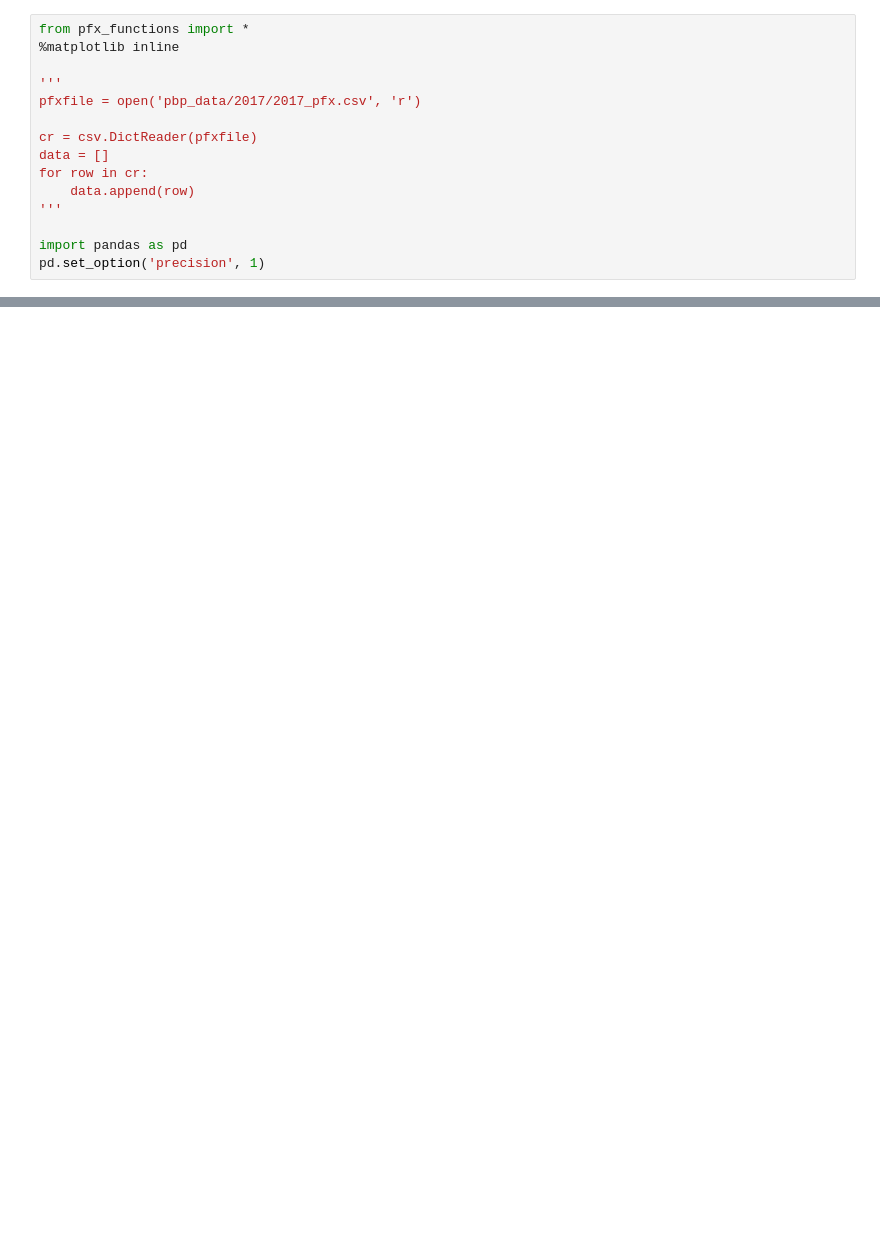
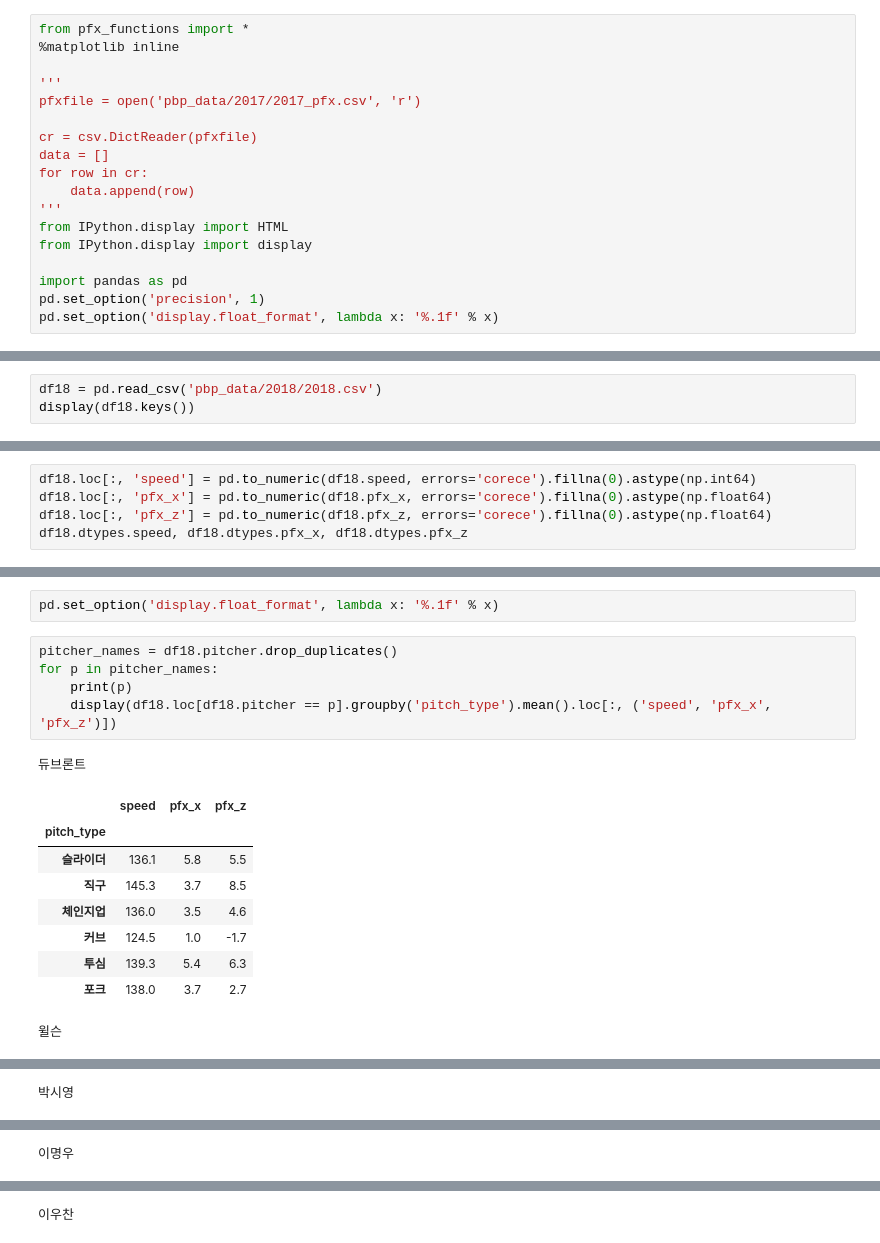
Before and after one commit to kparkk2/KBO_pbp_text_crawler, a Jupyter notebook: pfx_plot.ipynb, the cells around one changed output, grey strips where cells are left out. Drawn from its saved outputs; the diff is of its cells as text; blank space fills up the shorter version.

```diff
--- a/pfx_plot.ipynb
+++ b/pfx_plot.ipynb
@@ -10,6 +10,9 @@ data = []
 for row in cr:
     data.append(row)
 '''
+from IPython.display import HTML
+from IPython.display import display
 
 import pandas as pd
 pd.set_option('precision', 1)
+pd.set_option('display.float_format', lambda x: '%.1f' % x)
@@ -217,0 +63,3 @@ plot_heatmap(v, title='2017 KBO 스트라이크존')
+# %%
+df18 = pd.read_csv('pbp_data/2018/2018.csv')
+display(df18.keys())
@@ -217,0 +75,5 @@ plot_heatmap(v, title='2017 KBO 스트라이크존')
+# %%
+df18.loc[:, 'speed'] = pd.to_numeric(df18.speed, errors='corece').fillna(0).astype(np.int64)
+df18.loc[:, 'pfx_x'] = pd.to_numeric(df18.pfx_x, errors='corece').fillna(0).astype(np.float64)
+df18.loc[:, 'pfx_z'] = pd.to_numeric(df18.pfx_z, errors='corece').fillna(0).astype(np.float64)
+df18.dtypes.speed, df18.dtypes.pfx_x, df18.dtypes.pfx_z
@@ -217,0 +82,18 @@ plot_heatmap(v, title='2017 KBO 스트라이크존')
+# %%
+pd.set_option('display.float_format', lambda x: '%.1f' % x)
+# %%
+pitcher_names = df18.pitcher.drop_duplicates()
+for p in pitcher_names:
+    print(p)
+    display(df18.loc[df18.pitcher == p].groupby('pitch_type').mean().loc[:, ('speed', 'pfx_x', 'pfx_z')])
+# %% [output]
+듀브론트
+|  | speed | pfx_x | pfx_z |
+| pitch_type |  |  |  |
+| 슬라이더 | 136.1 | 5.8 | 5.5 |
+| 직구 | 145.3 | 3.7 | 8.5 |
+| 체인지업 | 136.0 | 3.5 | 4.6 |
+| 커브 | 124.5 | 1.0 | -1.7 |
+| 투심 | 139.3 | 5.4 | 6.3 |
+| 포크 | 138.0 | 3.7 | 2.7 |
+윌슨
@@ -217,0 +108 @@ plot_heatmap(v, title='2017 KBO 스트라이크존')
+박시영
@@ -217,0 +115 @@ plot_heatmap(v, title='2017 KBO 스트라이크존')
+이명우
@@ -217,0 +121 @@ plot_heatmap(v, title='2017 KBO 스트라이크존')
+이우찬
```
Also changed, not shown: parts of 32 cells of this notebook, 17 other files.
